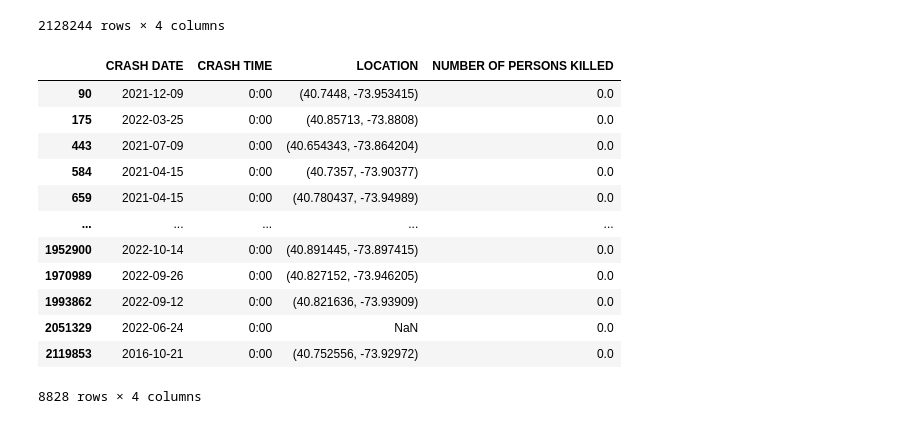
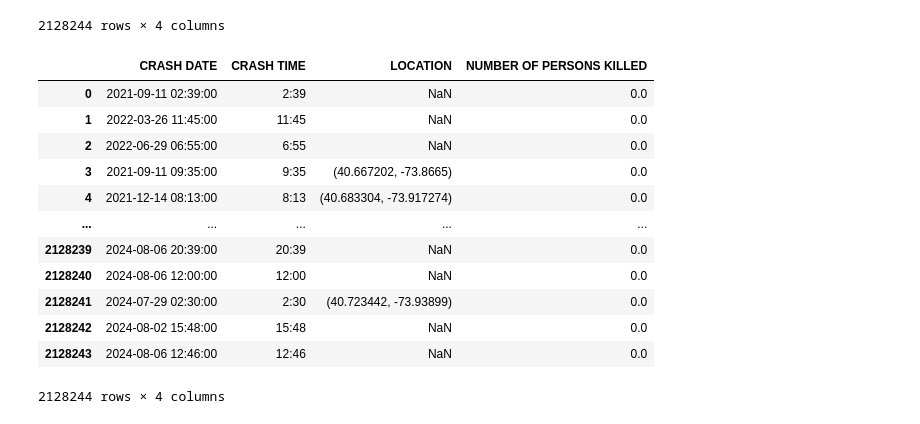
Before and after one commit to WiiLife/data_viz24-25, a Jupyter notebook: weather_data.ipynb, the cells around one changed output. Saved outputs shown, nothing was run; the diff lists cells and outputs as text; code cells hidden in the pictures.

```diff
--- a/weather_data.ipynb
+++ b/weather_data.ipynb
@@ -45,6 +52,22 @@ crash_data
 # %%
 data["time"] = pd.to_datetime(data["time"])
 crash_data["CRASH DATE"] = pd.to_datetime(crash_data["CRASH DATE"] + " " + crash_data["CRASH TIME"])
+# %%
+crash_data
+# %% [output]
+|  | CRASH DATE | CRASH TIME | LOCATION | NUMBER OF PERSONS KILLED |
+| 0 | 2021-09-11 02:39:00 | 2:39 | NaN | 0.0 |
+| 1 | 2022-03-26 11:45:00 | 11:45 | NaN | 0.0 |
+| 2 | 2022-06-29 06:55:00 | 6:55 | NaN | 0.0 |
+| 3 | 2021-09-11 09:35:00 | 9:35 | (40.667202, -73.8665) | 0.0 |
+| 4 | 2021-12-14 08:13:00 | 8:13 | (40.683304, -73.917274) | 0.0 |
+| ... | ... | ... | ... | ... |
+| 2128239 | 2024-08-06 20:39:00 | 20:39 | NaN | 0.0 |
+| 2128240 | 2024-08-06 12:00:00 | 12:00 | NaN | 0.0 |
+| 2128241 | 2024-07-29 02:30:00 | 2:30 | (40.723442, -73.93899) | 0.0 |
+| 2128242 | 2024-08-02 15:48:00 | 15:48 | NaN | 0.0 |
+| 2128243 | 2024-08-06 12:46:00 | 12:46 | NaN | 0.0 |
+2128244 rows × 4 columns
 # %%
 dates_with_rain = data[data["rain (mm)"] > 0]["time"].dt.date
 dates_without_rain = data[data["rain (mm)"] == 0]["time"].dt.date
@@ -54,16 +76,0 @@ crashes_without_rain = crash_data[crash_data["CRASH DATE"].isin(dates_without_ra
-# %%
-crashes_with_rain
-# %% [output]
-|  | CRASH DATE | CRASH TIME | LOCATION | NUMBER OF PERSONS KILLED |
-| 90 | 2021-12-09 | 0:00 | (40.7448, -73.953415) | 0.0 |
-| 175 | 2022-03-25 | 0:00 | (40.85713, -73.8808) | 0.0 |
-| 443 | 2021-07-09 | 0:00 | (40.654343, -73.864204) | 0.0 |
-| 584 | 2021-04-15 | 0:00 | (40.7357, -73.90377) | 0.0 |
-| 659 | 2021-04-15 | 0:00 | (40.780437, -73.94989) | 0.0 |
-| ... | ... | ... | ... | ... |
-| 1952900 | 2022-10-14 | 0:00 | (40.891445, -73.897415) | 0.0 |
-| 1970989 | 2022-09-26 | 0:00 | (40.827152, -73.946205) | 0.0 |
-| 1993862 | 2022-09-12 | 0:00 | (40.821636, -73.93909) | 0.0 |
-| 2051329 | 2022-06-24 | 0:00 | NaN | 0.0 |
-| 2119853 | 2016-10-21 | 0:00 | (40.752556, -73.92972) | 0.0 |
-8828 rows × 4 columns
```
Also changed, not shown: parts of 8 cells of this notebook.
